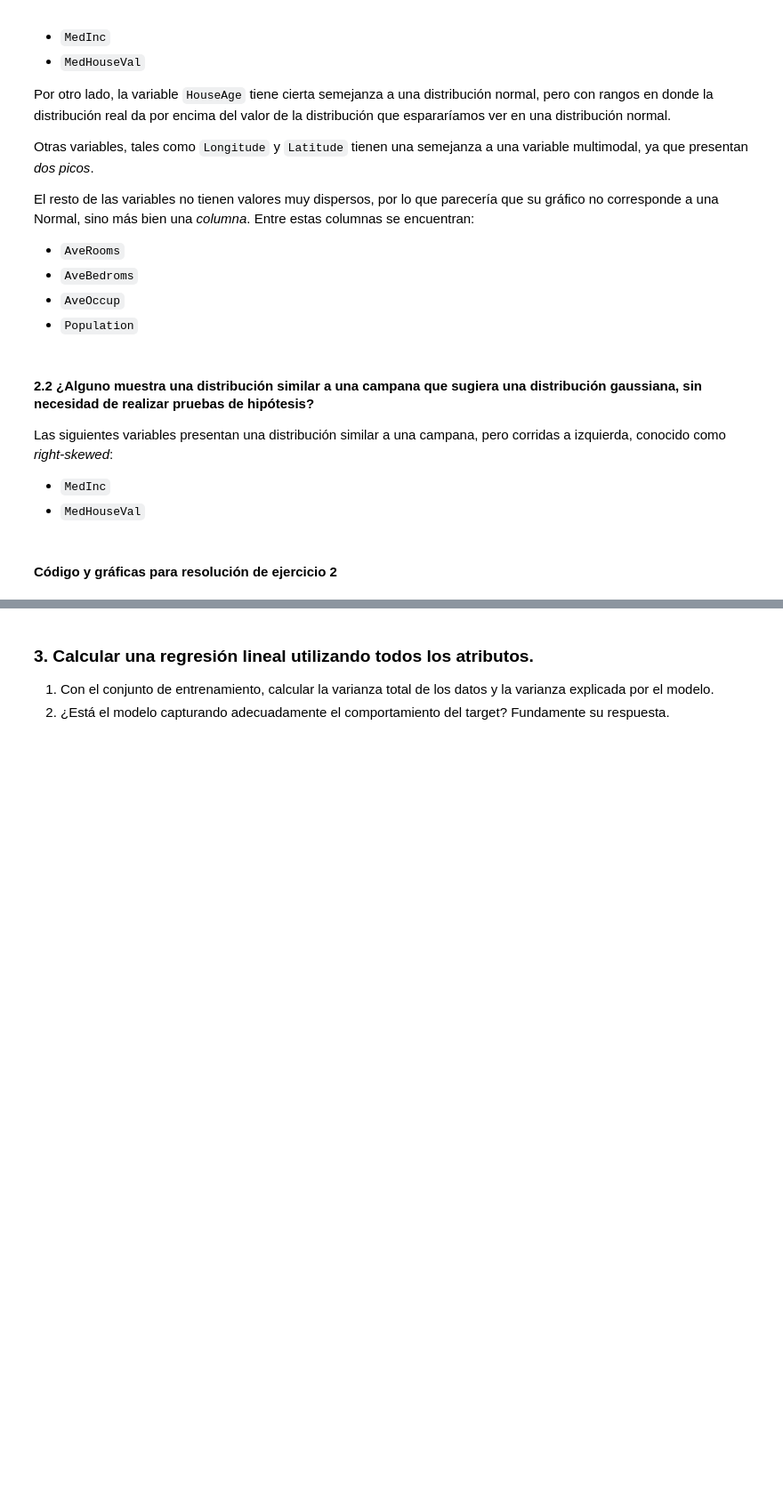
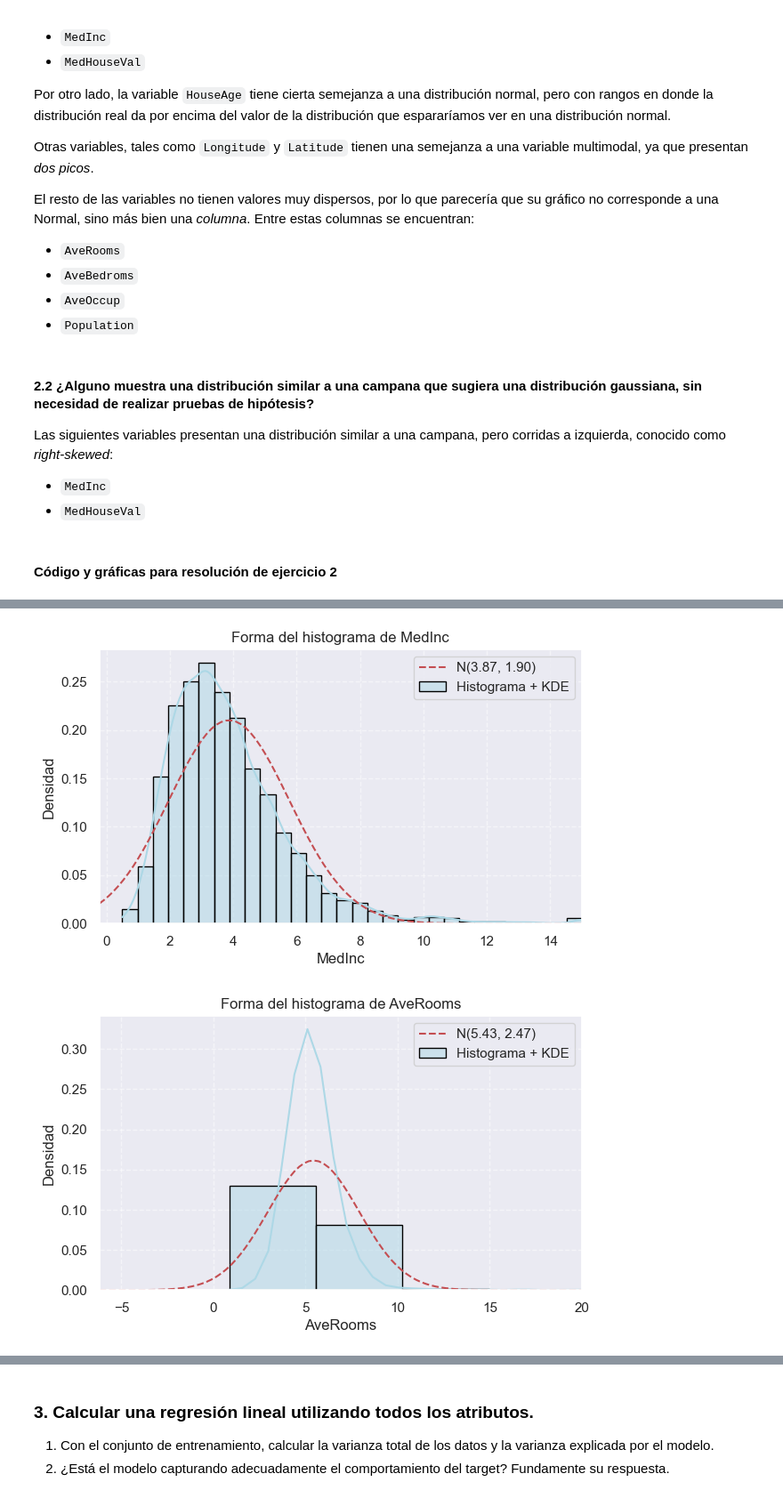
Before and after one commit to gasper-az/intro_ia, a Jupyter notebook: resoluciones_tp/tp_02/resolucion_tp_02.ipynb, the cells around one changed output, grey strips where cells are left out. Shown at 89% size. Drawn from its saved outputs; the diff is of its cells as text; code cells hidden in the pictures; blank space fills up the shorter version.

```diff
--- a/resoluciones_tp/tp_02/resolucion_tp_02.ipynb
+++ b/resoluciones_tp/tp_02/resolucion_tp_02.ipynb
@@ -208,0 +155,35 @@ for col in df_california.columns:
+# %%
+def plot_histogram_shape(df, column, bins=30, xmax=None):
+    data = df[column]
+    mu, std = norm.fit(data)
+
+    plt.figure(figsize=(7, 4))
+    sns.histplot(data, bins=bins, stat="density", kde=True, color="lightblue", edgecolor="black", label="Histograma + KDE")
+
+    # Campana normal ajustada
+    xmin, xmax_auto = plt.xlim()
+    if xmax:
+        xmax_final = xmax
+    else:
+        xmax_final = xmax_auto
+
+    x = np.linspace(xmin, xmax_final, 100)
+    p = norm.pdf(x, mu, std)
+    plt.plot(x, p, 'r--', label=f'N({mu:.2f}, {std:.2f})')
+
+    plt.xlim(xmin, xmax_final)
+    plt.title(f"Forma del histograma de {column}")
+    plt.xlabel(column)
+    plt.ylabel("Densidad")
+    plt.legend()
+    plt.grid(True, linestyle="--", alpha=0.5)
+    plt.show()
+
+plot_histogram_shape(df_california, 'MedInc', xmax=15)
+plot_histogram_shape(df_california, 'AveRooms', xmax=20)
+plot_histogram_shape(df_california, 'AveBedrms', xmax=6)
+plot_histogram_shape(df_california, 'HouseAge')
+plot_histogram_shape(df_california, 'Population', xmax=15000)
+# %% [output]
+[figure, added]
+[figure, added]
```
Also changed, not shown: parts of 45 cells of this notebook.
